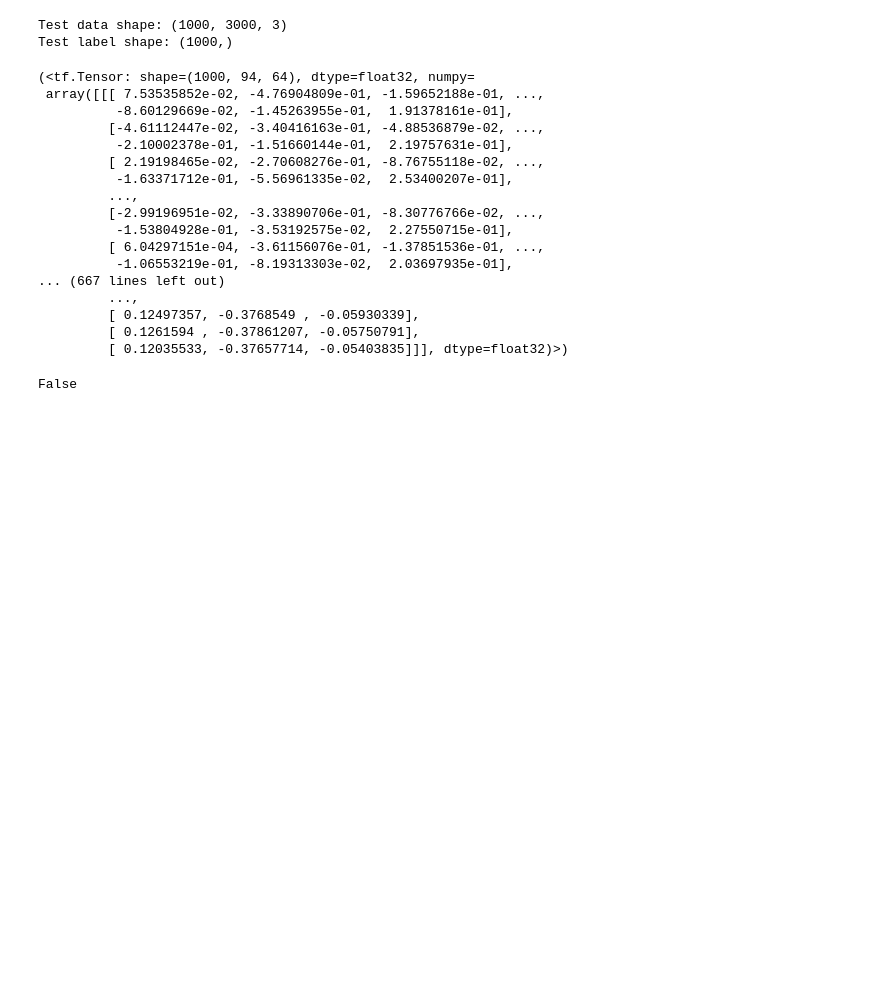
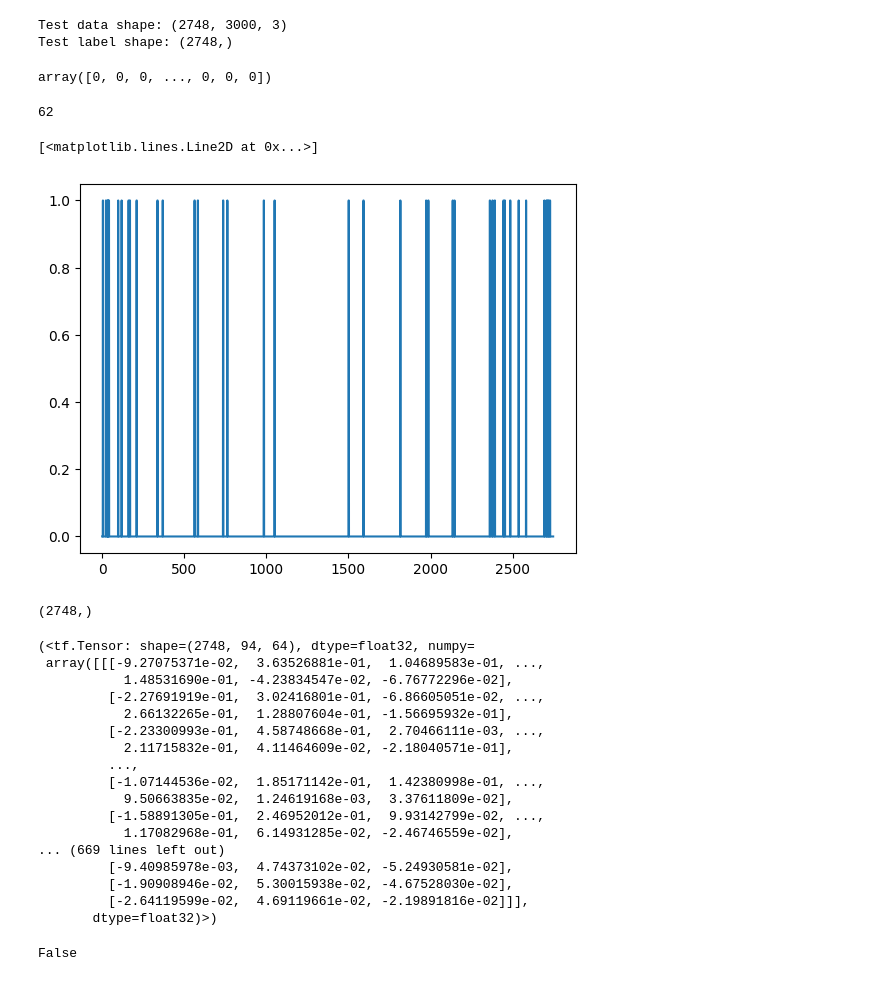
Before and after one commit to egead/rawcovar, a Jupyter notebook: npy_analysis/model_test.ipynb, the cells around one changed output. Saved outputs shown, nothing was run; the diff lists cells and outputs as text; code cells hidden in the pictures; blank space fills up the shorter version.

Commit message:
Catalog Implementation

```diff
--- a/npy_analysis/model_test.ipynb
+++ b/npy_analysis/model_test.ipynb
@@ -42,11 +42,10 @@ if physical_devices:
 # ============================
 
 # Paths to your data
-TEST_DATA_PATH = '/home/ege/Documents/STEAD_SUBSAMPLER/test_data_1000_n90e10.npy' #'/home/ege/rawcovar/data/X_test_1280sample.npy'  # Replace with your actual path
-TEST_LABEL_PATH = '/home/ege/Documents/STEAD_SUBSAMPLER/test_labels_1000_n90e10.npy'  # Replace with your actual path
-
+TEST_DATA_PATH = '/home/ege/rawcovar/catalog_implementation/processed_data/KO.GAZK.20200908_235818.npy' #'/home/ege/rawcovar/data/X_test_1280sample.npy'  # Replace with your actual path
+TEST_LABEL_PATH = "/home/ege/rawcovar/catalog_implementation/processed_data/KO.GAZK.y_condensed.npy"
 # Paths to your model
-MODEL_PATH = '/home/ege/rawcovar/npy_analysis/checkpoints_SLVT_5epocs_full/SLVT_FULL_representation_cross_covariances_5epochs.h5'
+MODEL_PATH = '/home/ege/rawcovar/npy_analysis/checkpoints/KO.MRMT_20200909_representation_cross_covariances_5epochs.h5'
 # %%
 # ============================
 # 2. Data loading
@@ -57,8 +56,25 @@ print(f"Test data shape: {X_test.shape}")
 Y_test = np.load(TEST_LABEL_PATH)  # Expected shape: (num_samples)
 print(f"Test label shape: {Y_test.shape}")
 # %% [output]
-Test data shape: (1000, 3000, 3)
-Test label shape: (1000,)
+Test data shape: (2748, 3000, 3)
+Test label shape: (2748,)
+# %%
+Y_test
+# %% [output]
+array([0, 0, 0, ..., 0, 0, 0])
+# %%
+Y_test.sum()
+# %% [output]
+62
+# %%
+plt.plot(Y_test)
+# %% [output]
+[<matplotlib.lines.Line2D at 0x...>]
+[figure, added]
+# %%
+Y_test.shape
+# %% [output]
+(2748,)
 # %%
 # ============================
 # 3. Representation Learning Model Instantiation
@@ -88,23 +104,23 @@ model = RepresentationLearningMultipleAutoencoder(
 model.compile()
 model(X_test)
 # %% [output]
-(<tf.Tensor: shape=(1000, 94, 64), dtype=float32, numpy=
- array([[[ 7.53535852e-02, -4.76904809e-01, -1.59652188e-01, ...,
-          -8.60129669e-02, -1.45263955e-01,  1.91378161e-01],
-         [-4.61112447e-02, -3.40416163e-01, -4.88536879e-02, ...,
-          -2.10002378e-01, -1.51660144e-01,  2.19757631e-01],
-         [ 2.19198465e-02, -2.70608276e-01, -8.76755118e-02, ...,
-          -1.63371712e-01, -5.56961335e-02,  2.53400207e-01],
+(<tf.Tensor: shape=(2748, 94, 64), dtype=float32, numpy=
+ array([[[-9.27075371e-02,  3.63526881e-01,  1.04689583e-01, ...,
+           1.48531690e-01, -4.23834547e-02, -6.76772296e-02],
+         [-2.27691919e-01,  3.02416801e-01, -6.86605051e-02, ...,
+           2.66132265e-01,  1.28807604e-01, -1.56695932e-01],
+         [-2.23300993e-01,  4.58748668e-01,  2.70466111e-03, ...,
+           2.11715832e-01,  4.11464609e-02, -2.18040571e-01],
          ...,
-         [-2.99196951e-02, -3.33890706e-01, -8.30776766e-02, ...,
-          -1.53804928e-01, -3.53192575e-02,  2.27550715e-01],
-         [ 6.04297151e-04, -3.61156076e-01, -1.37851536e-01, ...,
-          -1.06553219e-01, -8.19313303e-02,  2.03697935e-01],
-... (667 lines left out)
-         ...,
-         [ 0.12497357, -0.3768549 , -0.05930339],
-         [ 0.1261594 , -0.37861207, -0.05750791],
-         [ 0.12035533, -0.37657714, -0.05403835]]], dtype=float32)>)
+         [-1.07144536e-02,  1.85171142e-01,  1.42380998e-01, ...,
+           9.50663835e-02,  1.24619168e-03,  3.37611809e-02],
+         [-1.58891305e-01,  2.46952012e-01,  9.93142799e-02, ...,
+           1.17082968e-01,  6.14931285e-02, -2.46746559e-02],
+... (669 lines left out)
+         [-9.40985978e-03,  4.74373102e-02, -5.24930581e-02],
+         [-1.90908946e-02,  5.30015938e-02, -4.67528030e-02],
+         [-2.64119599e-02,  4.69119661e-02, -2.19891816e-02]]],
+       dtype=float32)>)
 # %%
 print(np.any(np.isnan(X_test)))
 np.isnan(X_test).sum()
```
Also changed, not shown: parts of 11 cells of this notebook, 15 other files.
